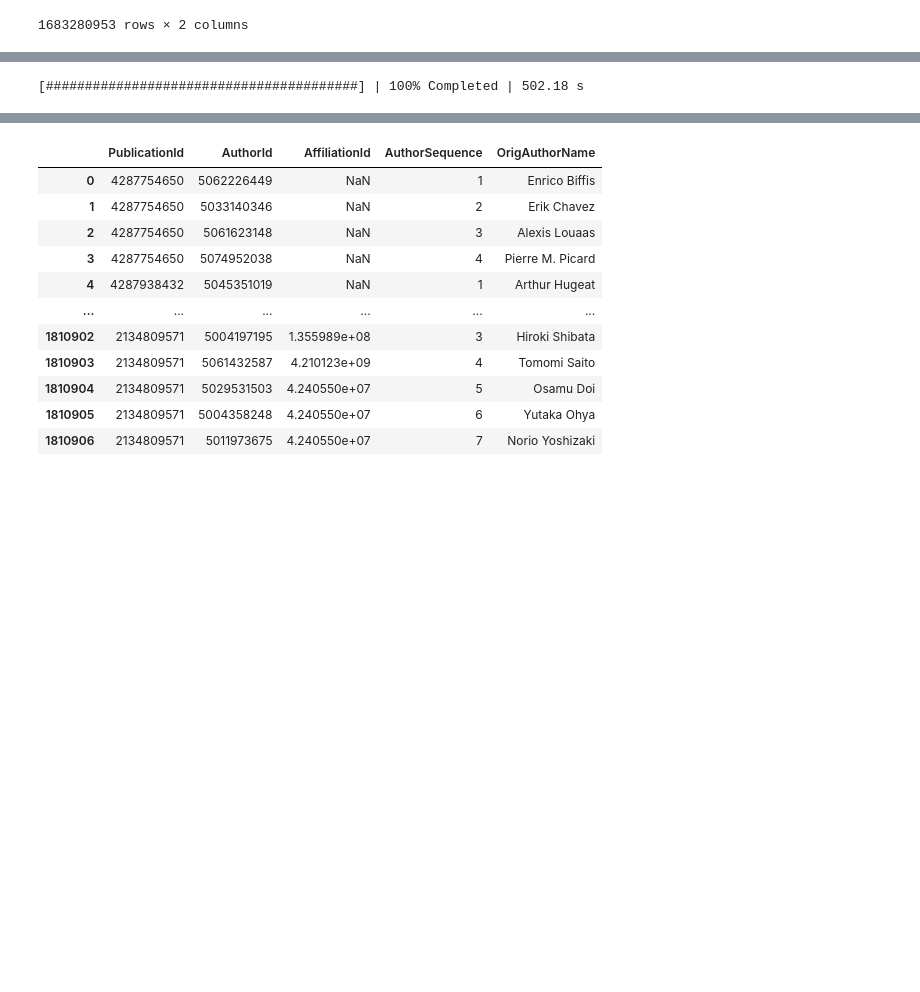
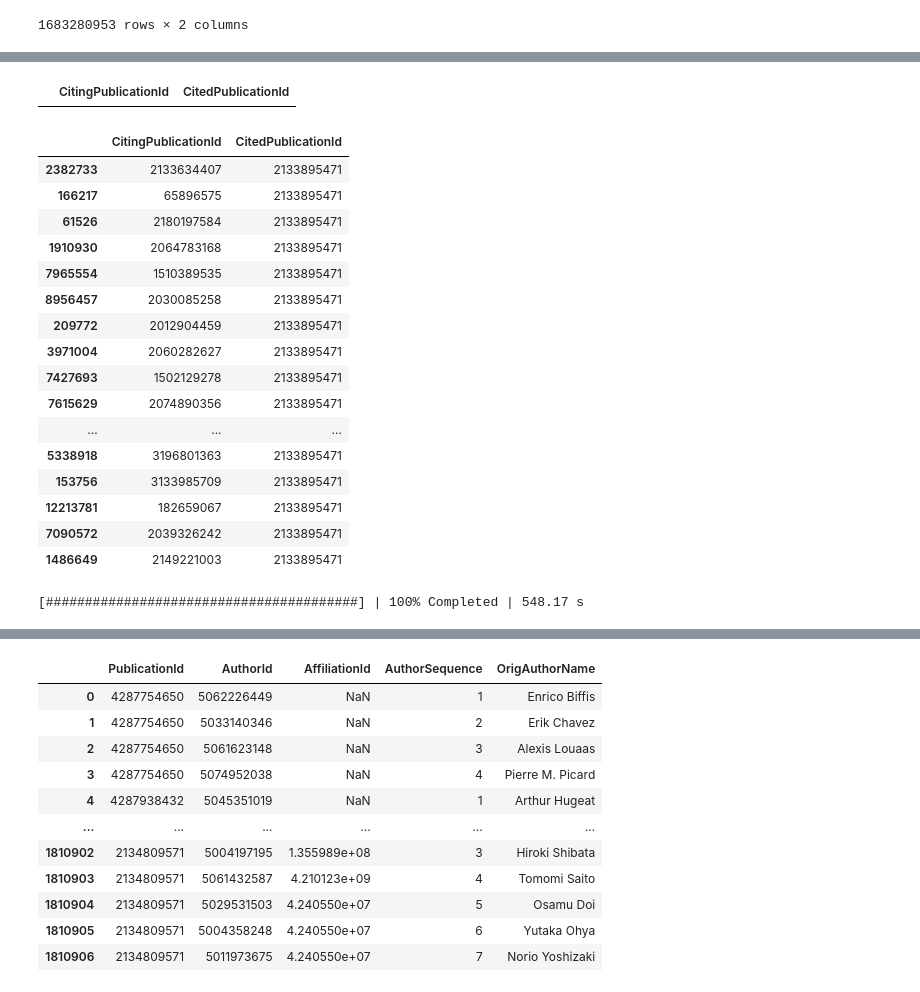
Before and after one commit to ScisciJP/tutorial_jp, a Jupyter notebook: 3_1-GetBulk.ipynb, the cells around one changed output, grey strips where cells are left out. Drawn from its saved outputs; the diff is of its cells as text; code cells hidden in the pictures; blank space fills up the shorter version.

```diff
--- a/3_1-GetBulk.ipynb
+++ b/3_1-GetBulk.ipynb
@@ -90,9 +76,33 @@ Required-by:
+# %%
+references_df[references_df['CitingPublicationId'] == 2133895471]
+# %% [output]
+|  | CitingPublicationId | CitedPublicationId |
+# %%
+references_df[references_df['CitedPublicationId'] == 2133895471]
+# %% [output]
+|  | CitingPublicationId | CitedPublicationId |
+| 2382733 | 2133634407 | 2133895471 |
+| 166217 | 65896575 | 2133895471 |
+| 61526 | 2180197584 | 2133895471 |
+| 1910930 | 2064783168 | 2133895471 |
+| 7965554 | 1510389535 | 2133895471 |
+| 8956457 | 2030085258 | 2133895471 |
+| 209772 | 2012904459 | 2133895471 |
+| 3971004 | 2060282627 | 2133895471 |
+| 7427693 | 1502129278 | 2133895471 |
+| 7615629 | 2074890356 | 2133895471 |
+| ... | ... | ... |
+| 5338918 | 3196801363 | 2133895471 |
+| 153756 | 3133985709 | 2133895471 |
+| 12213781 | 182659067 | 2133895471 |
+| 7090572 | 2039326242 | 2133895471 |
+| 1486649 | 2149221003 | 2133895471 |
 # %%
 # 8min
-random_works_ddf = all_pub_ddf.sample(frac=0.0001, random_state=0)
+random_works_ddf = all_pub_ddf.sample(frac=0.0002, random_state=1)
 random_works_df = random_works_ddf.compute()
 # %% [output]
-[########################################] | 100% Completed | 502.18 s
+[########################################] | 100% Completed | 548.17 s
 # %%
 random_works_df
 # %% [output]
```
Also changed, not shown: parts of 12 cells of this notebook, 1 other file.
